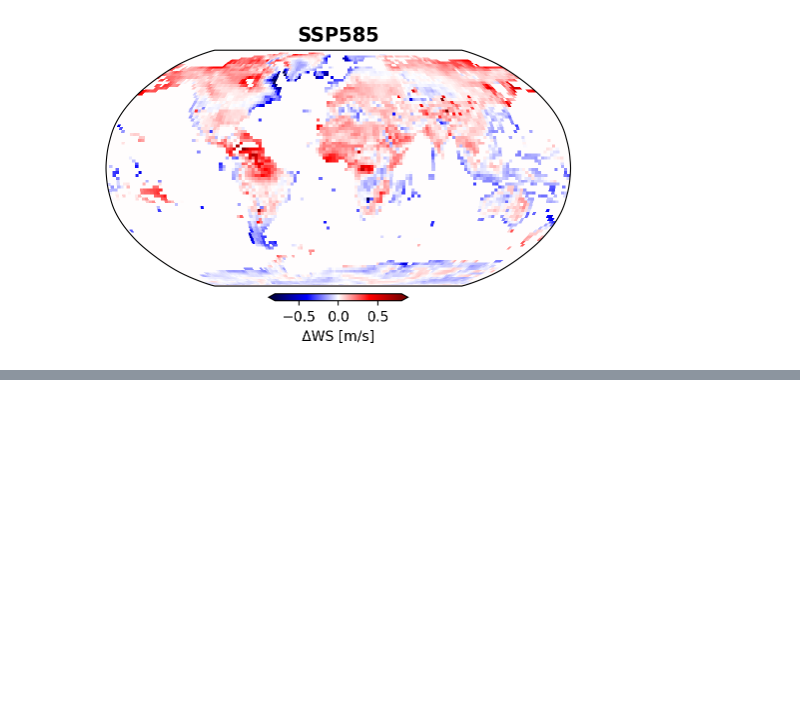
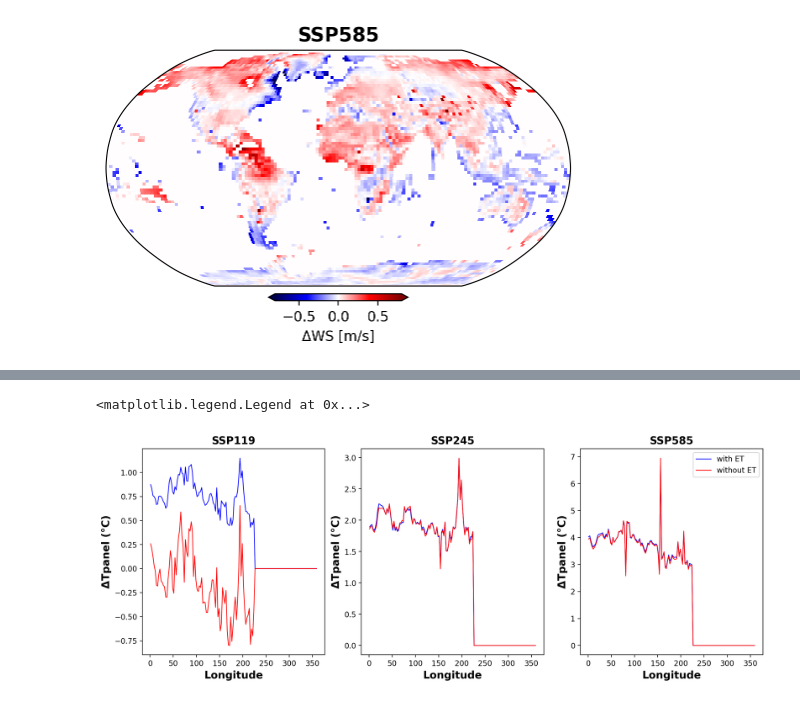
Before and after one commit to EES-3506-5506/EES3506_5506_Fall2023_FinalProject_Merheb, a Jupyter notebook: FinalProject_Merheb_DatasetsObservations.ipynb, the cells around one changed output, grey strips where cells are left out. Saved outputs shown, nothing was run; the diff lists cells and outputs as text; code cells hidden in the pictures; blank space fills up the shorter version.

```diff
--- a/FinalProject_Merheb_DatasetsObservations.ipynb
+++ b/FinalProject_Merheb_DatasetsObservations.ipynb
@@ -1240,0 +1410,38 @@ Text(0.5, 1.0, 'SSP585')
+# %%
+diff_ssp119_lon = df_lon['SSP119_last10_lon'] - df_lon['SSP119_first10_lon']
+diff_ssp245_lon = df_lon['SSP245_last10_lon'] - df_lon['SSP245_first10_lon']
+diff_ssp585_lon = df_lon['SSP585_last10_lon'] - df_lon['SSP585_first10_lon']
+
+diff_ssp119_noET_lon = df_lon_noET['SSP119_last10_noET_lon'] - df_lon_noET['SSP119_first10_noET_lon']
+diff_ssp245_noET_lon = df_lon_noET['SSP245_last10_noET_lon'] - df_lon_noET['SSP245_first10_noET_lon']
+diff_ssp585_noET_lon = df_lon_noET['SSP585_last10_noET_lon'] - df_lon_noET['SSP585_first10_noET_lon']
+# %%
+fig, (ax1, ax2, ax3) = plt.subplots(ncols=3, nrows=1, figsize = (15, 5))                   # Changed the size of the figure, just aesthetic
+
+ax1.plot(lon['Longitude'], diff_ssp119_lon, color='blue',
+         linewidth=1, label='with ET')
+ax1.plot(lon['Longitude'], diff_ssp119_noET_lon, color='red',
+         linewidth=1, label='without ET')
+ax1.set_xlabel('Longitude', fontsize=14, fontweight='bold')
+ax1.set_ylabel('\u0394Tpanel (\u00b0C)', fontsize=14, fontweight='bold')
+ax1.set_title('SSP119', fontsize=14, fontweight='bold')
+
+ax2.plot(lon['Longitude'], diff_ssp245_lon, color='blue',
+         linewidth=1, label='with ET')
+ax2.plot(lon['Longitude'], diff_ssp245_noET_lon, color='red',
+         linewidth=1, label='without ET')
+ax2.set_xlabel('Longitude', fontsize=14, fontweight='bold')
+ax2.set_ylabel('\u0394Tpanel (\u00b0C)', fontsize=14, fontweight='bold')
+ax2.set_title('SSP245', fontsize=14, fontweight='bold')
+
+ax3.plot(lon['Longitude'], diff_ssp585_lon, color='blue',
+         linewidth=1, label='with ET')
+ax3.plot(lon['Longitude'], diff_ssp585_noET_lon, color='red',
+         linewidth=1, label='without ET')
+ax3.set_xlabel('Longitude', fontsize=14, fontweight='bold')
+ax3.set_ylabel('\u0394Tpanel (\u00b0C)', fontsize=14, fontweight='bold')
+ax3.set_title('SSP585', fontsize=14, fontweight='bold')
+ax3.legend(bbox_to_anchor=(1, 1), bbox_transform=ax3.transAxes)
+# %% [output]
+<matplotlib.legend.Legend at 0x...>
+[figure, added]
```
Also changed, not shown: parts of 21 cells of this notebook.
